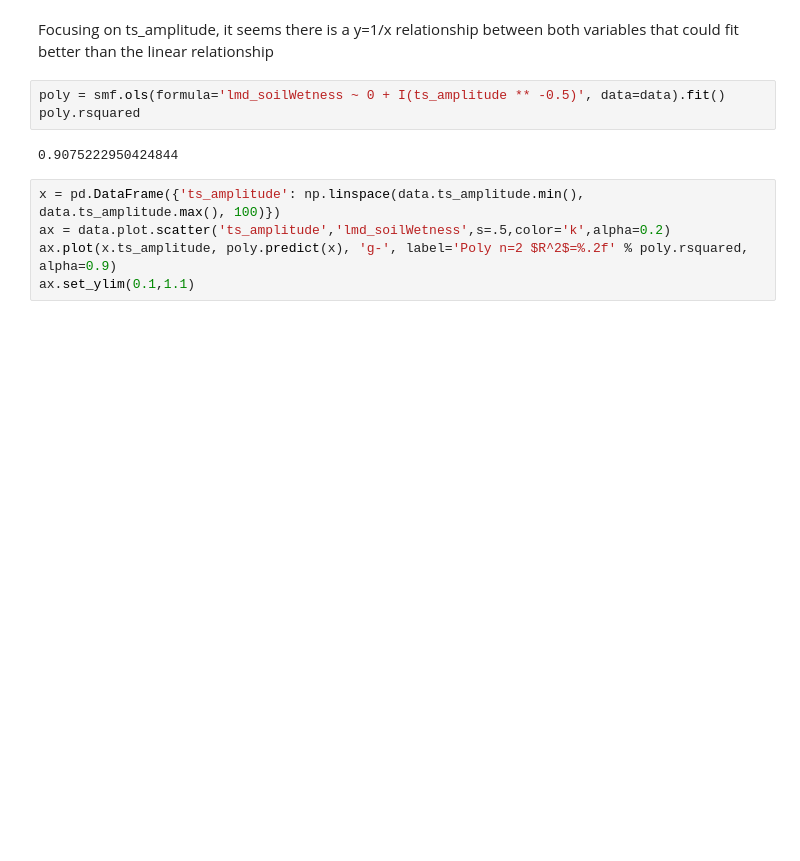
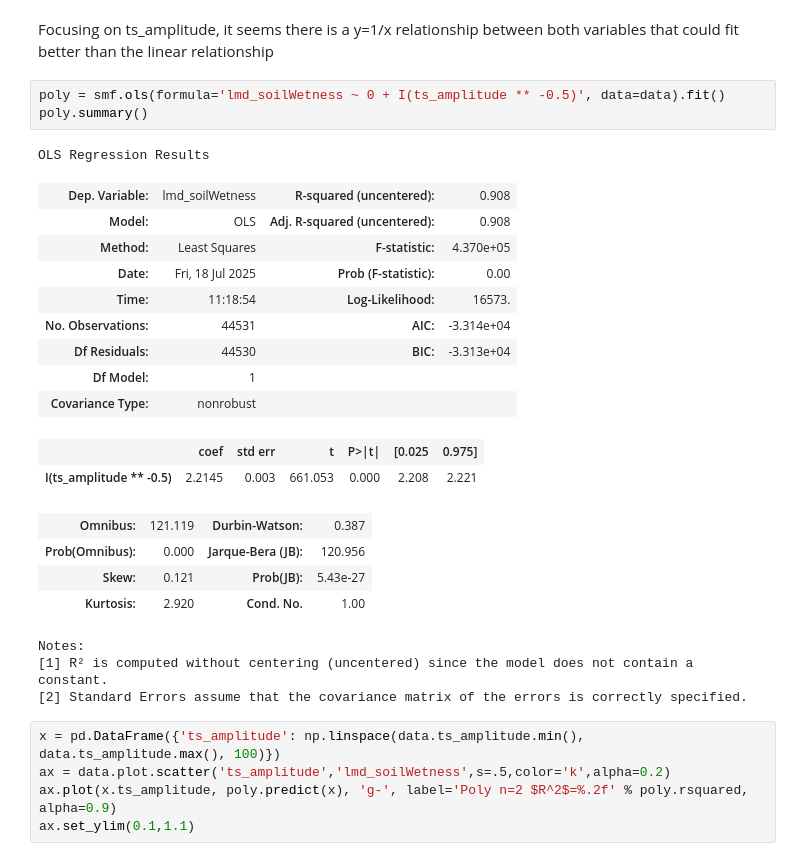
Before and after one commit to Datavizcowboy/PythonDatavizToolbox, a Jupyter notebook: Notebooks/07-Data_Analysis/00_Satellite_Remote_Sensing/02_Multiple_Linear_Regression.ipynb, the cells around one changed output. Saved outputs shown, nothing was run; the diff lists cells and outputs as text; blank space fills up the shorter version.

```diff
--- a/Notebooks/07-Data_Analysis/00_Satellite_Remote_Sensing/02_Multiple_Linear_Regression.ipynb
+++ b/Notebooks/07-Data_Analysis/00_Satellite_Remote_Sensing/02_Multiple_Linear_Regression.ipynb
@@ -127,9 +127,27 @@ Notes:
 Focusing on ts_amplitude, it seems there is a y=1/x relationship between both variables that could fit better than the linear relationship
 # %%
 poly = smf.ols(formula='lmd_soilWetness ~ 0 + I(ts_amplitude ** -0.5)', data=data).fit()
-poly.rsquared
+poly.summary()
 # %% [output]
-0.9075222950424844
+OLS Regression Results
+| Dep. Variable: | lmd_soilWetness | R-squared (uncentered): | 0.908 |
+| Model: | OLS | Adj. R-squared (uncentered): | 0.908 |
+| Method: | Least Squares | F-statistic: | 4.370e+05 |
+| Date: | Fri, 18 Jul 2025 | Prob (F-statistic): | 0.00 |
+| Time: | 11:18:54 | Log-Likelihood: | 16573. |
+| No. Observations: | 44531 | AIC: | -3.314e+04 |
+| Df Residuals: | 44530 | BIC: | -3.313e+04 |
+| Df Model: | 1 |  |  |
+| Covariance Type: | nonrobust |  |  |
+|  | coef | std err | t | P>|t| | [0.025 | 0.975] |
+| I(ts_amplitude ** -0.5) | 2.2145 | 0.003 | 661.053 | 0.000 | 2.208 | 2.221 |
+| Omnibus: | 121.119 | Durbin-Watson: | 0.387 |
+| Prob(Omnibus): | 0.000 | Jarque-Bera (JB): | 120.956 |
+| Skew: | 0.121 | Prob(JB): | 5.43e-27 |
+| Kurtosis: | 2.920 | Cond. No. | 1.00 |
+Notes:
+[1] R² is computed without centering (uncentered) since the model does not contain a constant.
+[2] Standard Errors assume that the covariance matrix of the errors is correctly specified.
 # %%
 x = pd.DataFrame({'ts_amplitude': np.linspace(data.ts_amplitude.min(), data.ts_amplitude.max(), 100)})
 ax = data.plot.scatter('ts_amplitude','lmd_soilWetness',s=.5,color='k',alpha=0.2)
```
Also changed, not shown: parts of 3 cells of this notebook.
